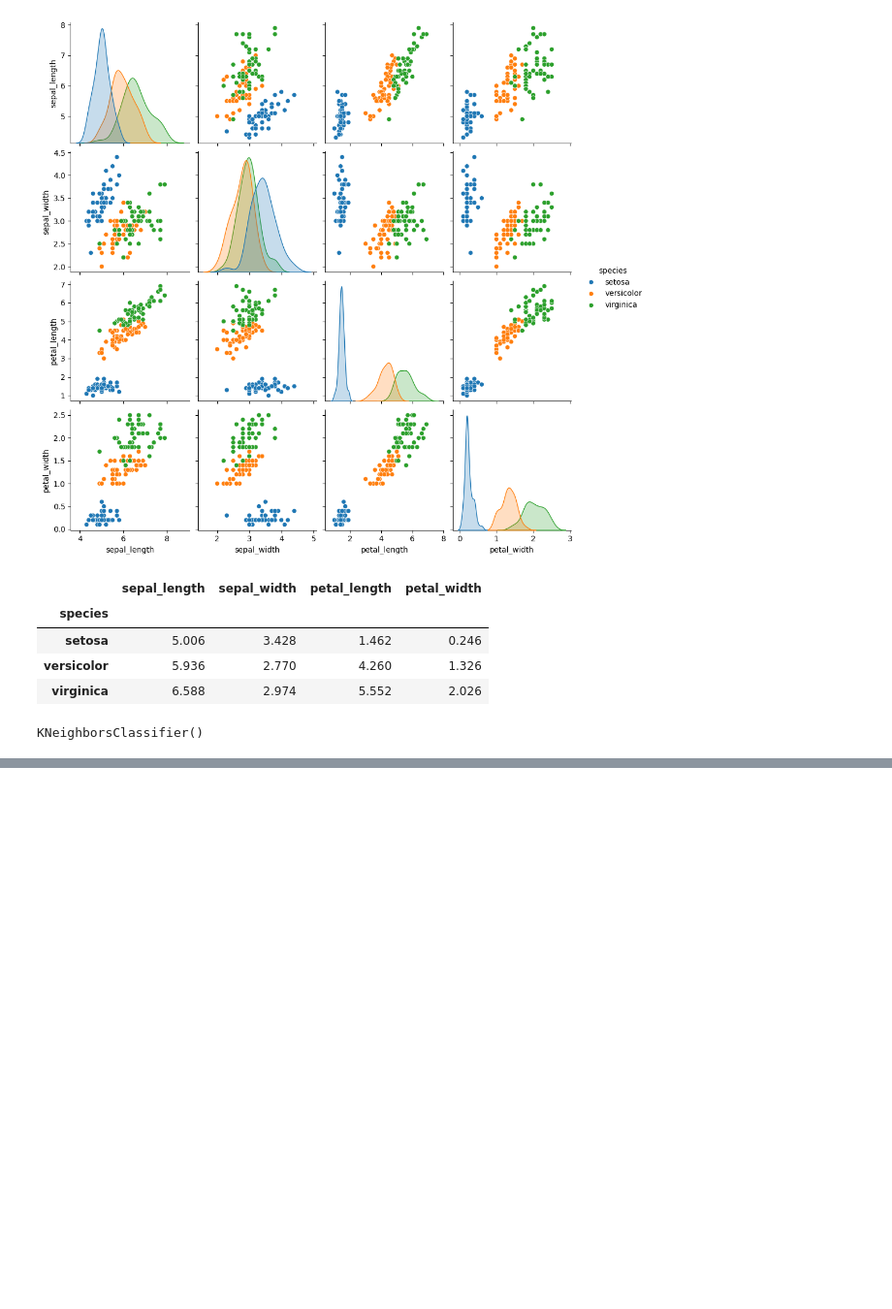
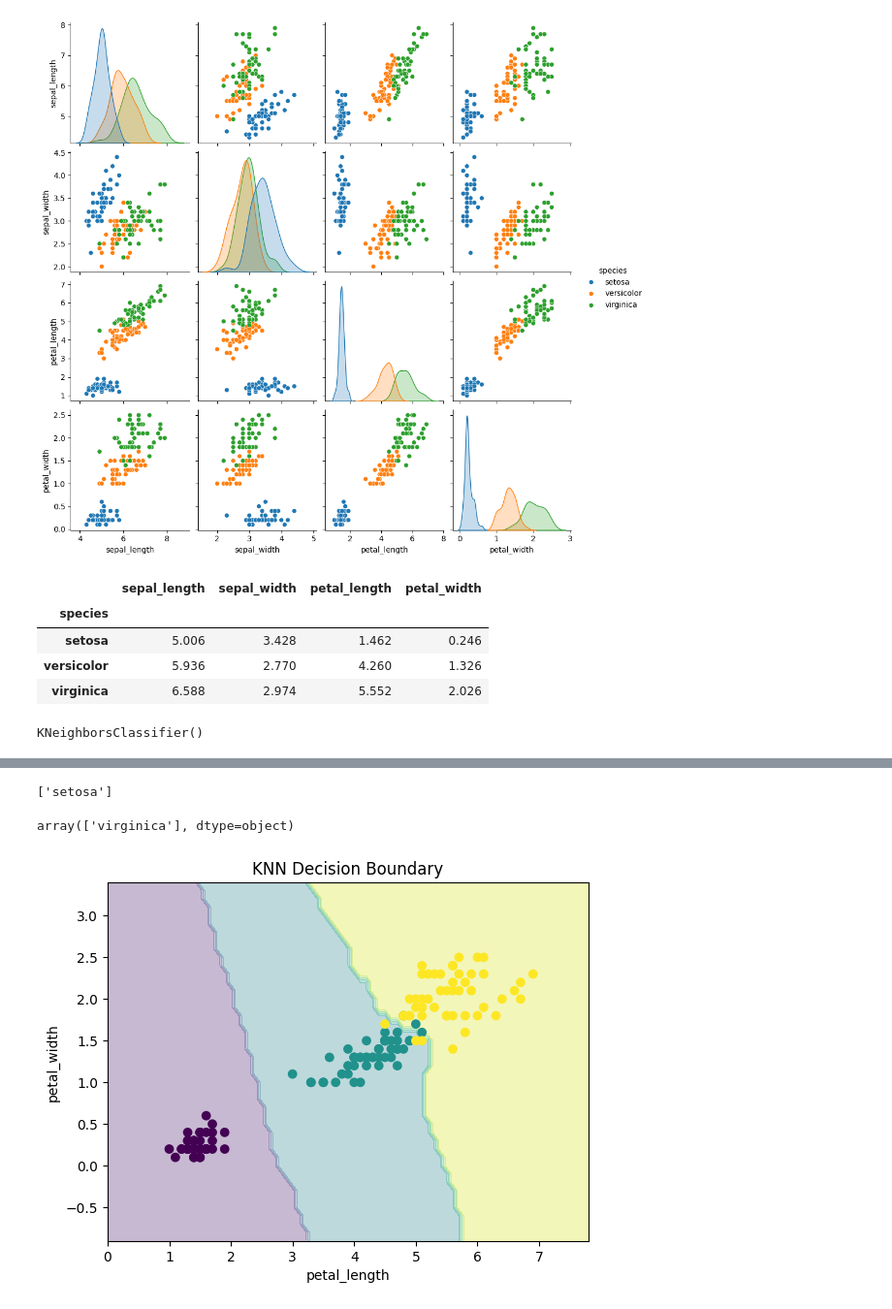
Before and after one commit to RootDeveloperDS/ML-learnings, a Jupyter notebook: ML_Iris_Dataset.ipynb, the cells around one changed output, grey strips where cells are left out. Shown at 97% size. Drawn from its saved outputs; the diff is of its cells as text; code cells hidden in the pictures; blank space fills up the shorter version.

Commit message:
Further ML Decision Boundary

```diff
--- a/ML_Iris_Dataset.ipynb
+++ b/ML_Iris_Dataset.ipynb
@@ -107,0 +108,56 @@ print(accuracy_score(y_test, y_pred))
+# %%
+print(model.predict([[1.4, 0.2]]))
+
+
+model.predict([[5.5, 2.0]])
+# %% [output]
+['setosa']
+array(['virginica'], dtype=object)
+# %%
+import numpy as np
+import matplotlib.pyplot as plt
+from sklearn.neighbors import KNeighborsClassifier
+import seaborn as sns
+import pandas as pd
+
+# Load data
+df = sns.load_dataset("iris")
+
+X = df[["petal_length","petal_width"]].values
+y = df["species"]
+
+# Train model
+model = KNeighborsClassifier(n_neighbors=5)
+model.fit(X, y)
+
+# Create grid
+x_min, x_max = X[:, 0].min() - 1, X[:, 0].max() + 1
+y_min, y_max = X[:, 1].min() - 1, X[:, 1].max() + 1
+
+xx, yy = np.meshgrid(
+    np.arange(x_min, x_max, 0.1),
+    np.arange(y_min, y_max, 0.1)
+)
+
+# Predict for grid
+Z_str = model.predict(np.c_[xx.ravel(), yy.ravel()])
+Z_str = Z_str.reshape(xx.shape)
+
+# Convert string predictions to numerical labels for plotting
+# Get the unique species and their numerical encoding from the original 'y'
+_, species_categories = pd.factorize(y)
+species_to_int_map = {species: i for i, species in enumerate(species_categories)}
+
+# Apply the mapping to the predicted Z_str array
+# Create a numerical Z array with the corresponding integer codes
+Z_numeric = np.array([species_to_int_map[s] for s in Z_str.ravel()]).reshape(xx.shape)
+
+# Plot
+plt.contourf(xx, yy, Z_numeric, alpha=0.3)
+plt.scatter(X[:, 0], X[:, 1], c=pd.factorize(y)[0])
+plt.xlabel("petal_length")
+plt.ylabel("petal_width")
+plt.title("KNN Decision Boundary")
+plt.show()
+# %% [output]
+[figure, added]
```
Also changed, not shown: parts of 1 cell of this notebook.
